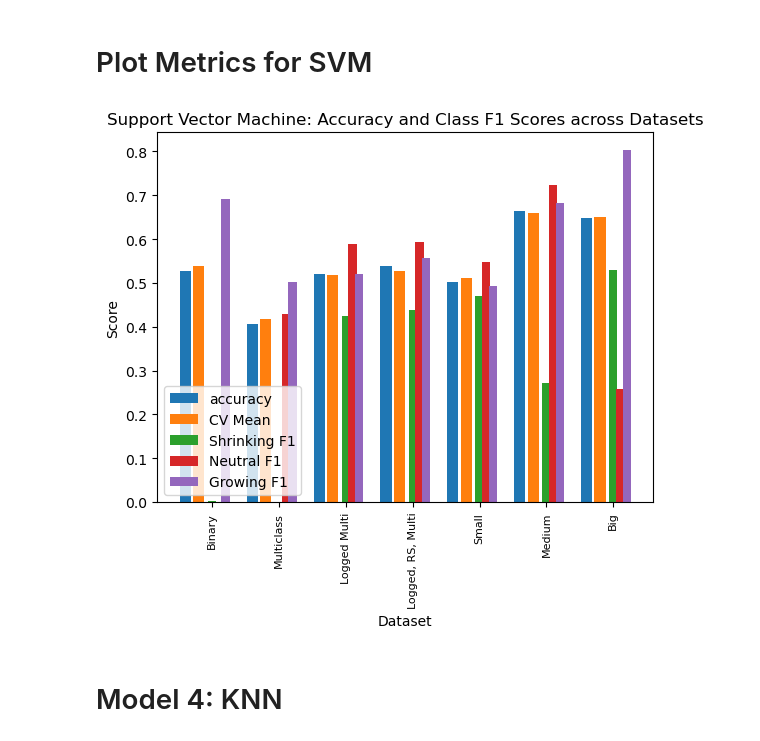
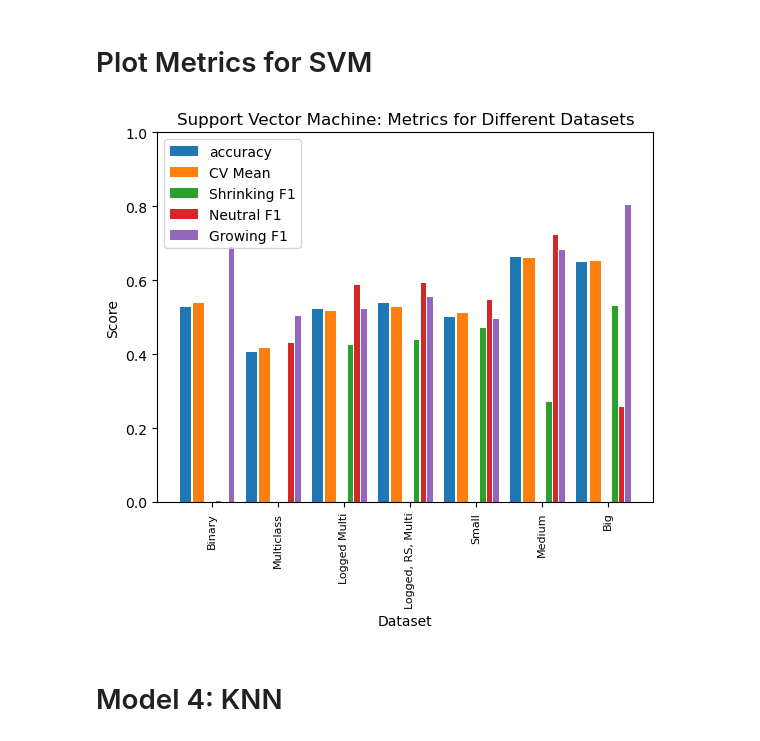
Before and after one commit to colton-lapp/DemographicChange, a Jupyter notebook: Q1_Classification-FINAL.ipynb, the cells around one changed output. Saved outputs shown, nothing was run; the diff lists cells and outputs as text; code cells hidden in the pictures.

Commit message:
Feat(Q1): Fixed graphs, added comments to data cleaning

```diff
--- a/Q1_Classification-FINAL.ipynb
+++ b/Q1_Classification-FINAL.ipynb
@@ -1082,40 +1119,40 @@ for dd in datasets.values():
     if '0' in dd['SVM']['Class_report_tuned'].keys():
         neut = dd['SVM']['Class_report_tuned']['0']['f1-score']
     else:
         neut = 0
     shrink = dd['SVM']['Class_report_tuned']['-1']['f1-score']
     grow =dd['SVM']['Class_report_tuned']['1']['f1-score']
     tuned_results.loc[len(tuned_results.index)] = [dd['title_short'], acc, cv_mean, shrink, neut, grow]
 
 
 # set width of bars
 bar_width = 0.5
 
 # set x-axis labels
 labels = tuned_results['dataset']
 
 # create subplots
 fig, ax = plt.subplots()
 
 # create bars
 x = np.arange(len(labels))
 rects1 = ax.bar(x - 4*bar_width/5, tuned_results['accuracy'], bar_width/3, label='accuracy')
 rects2 = ax.bar(x - 2*bar_width/5, tuned_results['CV Mean'], bar_width/3, label='CV Mean')
-rects3 = ax.bar(x  , tuned_results['Shrinking F1-Score'], bar_width/4, label='Shrinking F1')
-rects4 = ax.bar(x + bar_width/5, tuned_results['Neutral F1-Score'], bar_width/4, label='Neutral F1')
-rects5 = ax.bar(x + 2*bar_width/5, tuned_results['Growing F1-Score'], bar_width/4, label='Growing F1')
+rects3 = ax.bar(x + bar_width/5 , tuned_results['Shrinking F1-Score'], bar_width/6, label='Shrinking F1')
+rects4 = ax.bar(x + 2*bar_width/5, tuned_results['Neutral F1-Score'], bar_width/6, label='Neutral F1')
+rects5 = ax.bar(x + 3*bar_width/5, tuned_results['Growing F1-Score'], bar_width/6, label='Growing F1')
 
 # set labels and title
 ax.set_xlabel('Dataset')
 ax.set_ylabel('Score')
-ax.set_title('Support Vector Machine: Accuracy and Class F1 Scores across Datasets')
+ax.set_title('Support Vector Machine: Metrics for Different Datasets')
 ax.set_xticks(x)
 ax.set_xticklabels(labels, rotation=90, fontsize=8)
-ax.legend(loc='lower left')
-
+ax.legend(loc='upper left')
+ax.set_ylim([0, 1])
 plt.show()
 # %% [output]
-[figure, old version]
+[figure, new version]
 # %% [markdown]
 # Model 4: KNN
 # %%
```
Also changed, not shown: parts of 10 cells of this notebook.
